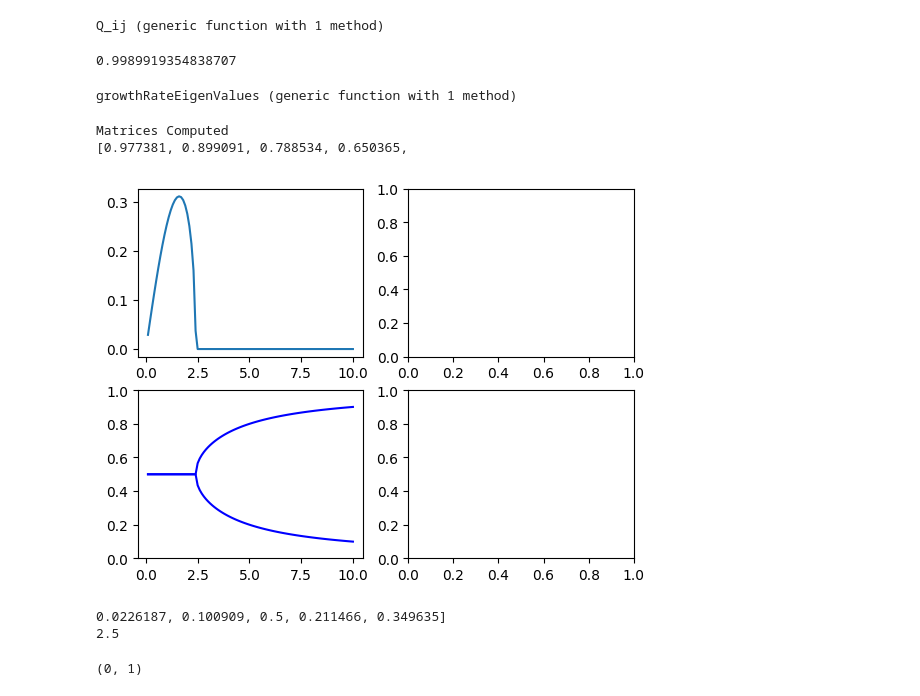
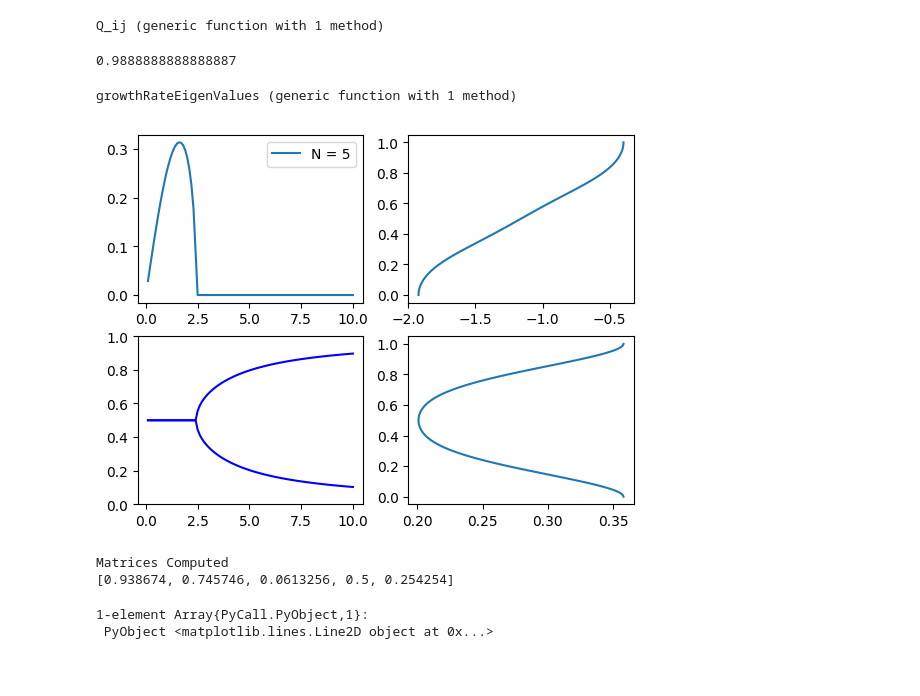
Before and after one commit to mwatwood-cu/QG-Galerkin, a Jupyter notebook: Julia Coefficients.ipynb, the cells around one changed output. Drawn from its saved outputs; the diff is of its cells as text; code cells hidden in the pictures; blank space fills up the shorter version.

Commit message:
Got the output for the phase and amplitude. They are the right shape, but not the right values.

```diff
--- a/Julia Coefficients.ipynb
+++ b/Julia Coefficients.ipynb
@@ -197,7 +197,7 @@ function dq(value::Float64)
     return 0
 end
 first_coefficient = 0.5
-matrixSize = 30
+matrixSize = 9
 B = B_ij(matrixSize)
 L = L_ij(matrixSize, N_constant)
 M = M_ij(matrixSize)
@@ -211,7 +211,7 @@ u_galerkin(matrixSize, ugc, 1.)
 #dq_galerkin(matrixSize, dqc, .3)
 #Q_ij(matrixSize, dqc)
 # %% [output]
-0.9989919354838707
+0.9888888888888887
 # %%
 function psi(size, kx, ky, M_matrix, L_matrix, value)
     first_piece = (kx^2+ky^2)*M_matrix+L_matrix
@@ -250,7 +250,8 @@ function growthRateEigenValues(sizeOfMatrix, beta_value, ky, kxValues, steps)
         #println(lhs)
         eigenObject = eigfact(lhs)
         max_im = maximum(imag(eigenObject[:values]))
-        append!(eigenvectors, eigenObject[:vectors])
+        #println(eigenObject[:vectors])
+        append!(eigenvectors, [eigenObject[:vectors]])
         waveSpeeds[i] = maximum(real(eigenObject[:values]))
         minWaveSpeeds[i] = minimum(real(eigenObject[:values]))
         growthRates[i] = max_im*kx
@@ -262,31 +263,60 @@ growthRateEigenValues (generic function with 1 method)
 # %%
 using PyPlot
 ioff()
+
+function galerkin_p_psi_print(size::Int64, coefficients, value::Float64)
+    sumTotal = 0
+    for i=0:size-1
+        p = jacobi(2.*value -1., i, 0,0)+b_n(i)*jacobi(2.*value -1.,i+2,0,0)
+        sumTotal = sumTotal + coefficients[i+1]*(jacobi(2.*value -1., i, 0,0)+b_n(i)*jacobi(2.*value -1.,i+2,0,0))
+    end
+    return sumTotal
+end
 nodePoints = 100 # nodePoints already defined above
-matrixSize = 9
+matrixSize = 5
+
+B = B_ij(matrixSize)
+L = L_ij(matrixSize, N_constant)
+M = M_ij(matrixSize)
+
 kxStart = 0.1
 kxFinish = 10.
 steps = 100
 beta = 0
 ky = 0
 
 kxs = linspace(kxStart, kxFinish, steps)
 growthRates, vectors, w_speeds, w_minSpeeds = growthRateEigenValues(matrixSize, beta, ky, kxs, steps)
 
+highVector = vectors[16]
+psi_coeffs = highVector[1]*psi(matrixSize, 1.6, ky, M, L, 1.)-highVector[2]*psi(matrixSize,1.6,ky, M,L,0.)
 
+heights = linspace(0,1,100)
+psi_angles = zeros(length(heights))
+psi_amps = zeros(length(heights))
+for i=1:length(heights)
+    psi_val = galerkin_p_psi_print(matrixSize, psi_coeffs, heights[i])
+    psi_angles[i] = angle(psi_val)
+    psi_amps[i] = abs(psi_val)
+end
 
-print(kxs[25])
+#print(kxs[25])
 fig, axes = subplots(2,2)
 ax = axes[1,1]
-ax[:plot](kxs, growthRates)
+ax[:plot](kxs, growthRates, label="N = $matrixSize")
+ax[:legend](loc="upper right")
 ax = axes[2,1]
 ax[:plot](kxs, w_speeds, "b-")
 ax[:plot](kxs, w_minSpeeds, "b-")
 ax[:set_ylim]([0,1])
+ax = axes[1,2]
+ax[:plot](psi_angles, heights)
+
+ax = axes[2,2]
+ax[:plot](psi_amps, heights)
 # %% [output]
+[figure, new version]
 Matrices Computed
-[0.977381, 0.899091, 0.788534, 0.650365,
+[0.938674, 0.745746, 0.0613256, 0.5, 0.254254]
-[figure, old version]
-0.0226187, 0.100909, 0.5, 0.211466, 0.349635]
-2.5
+1-element Array{PyCall.PyObject,1}:
+ PyObject <matplotlib.lines.Line2D object at 0x...>
-(0, 1)
```
